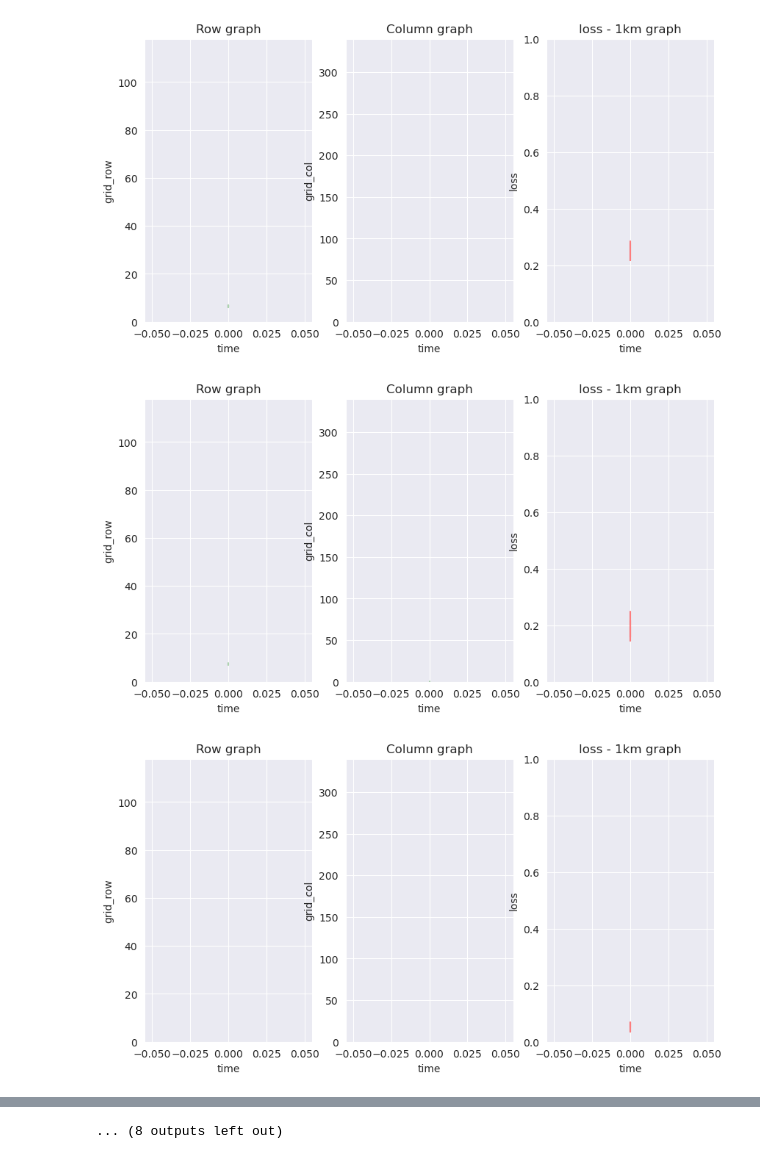
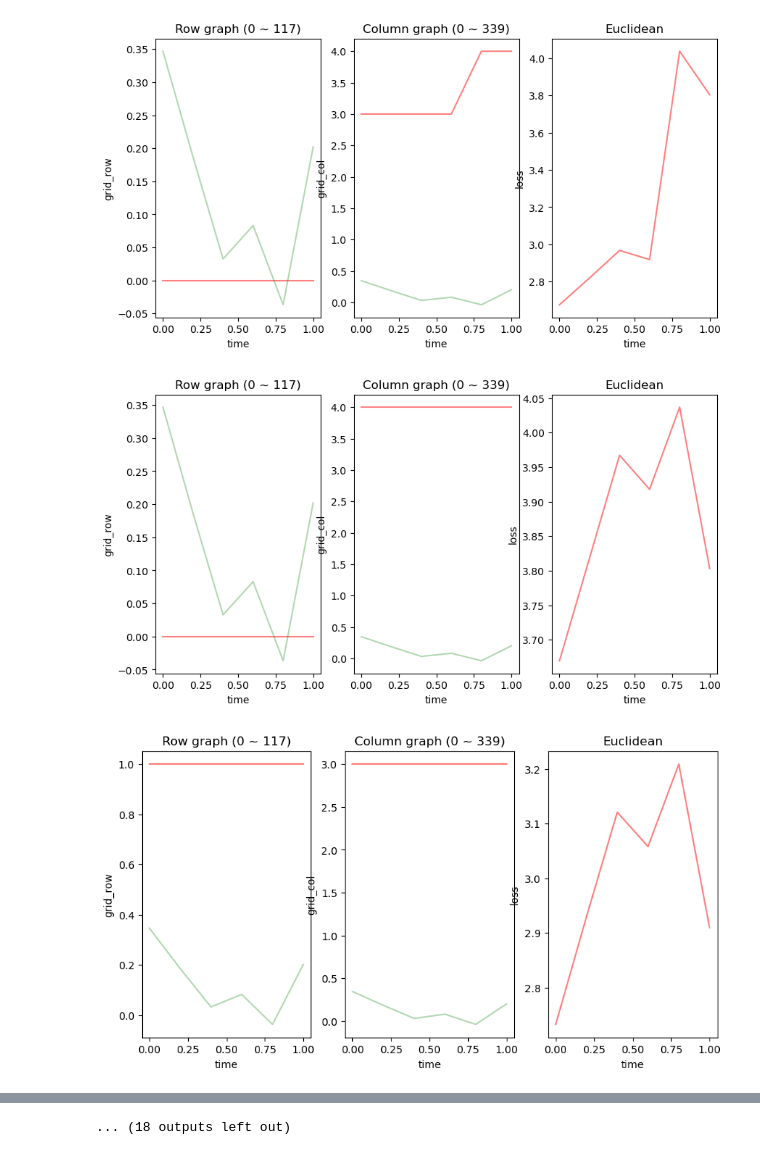
Before and after one commit to shkoma/geolife_timehetnet, a Jupyter notebook: test.ipynb, the cells around one changed output, grey strips where cells are left out. Cells and saved outputs as stored; diff of their text form; code cells hidden in the pictures.

```diff
--- a/test.ipynb
+++ b/test.ipynb
@@ -4,7 +4,7 @@ from torch_mlp import MLP
 from torch_segment_dataset import SegmentDataset
 
 writer_dir_name = 'data/geolife/runs'
-log_dir_name = '[segment_mlp]_20240307-120543'
+log_dir_name = '[segment_time-hetnet]_20240311-155752'#'[segment_time-hetnet]_20240311-145947'#'[segment_mlp]_20240308-143647'#'[segment_mlp]_20240308-144017'#'[segment_mlp]_20240310-131544'
 log_folder = writer_dir_name + '/' + log_dir_name
 best_model_path = log_folder + '/best_model.pth'
 # best_model_path = log_folder + '/best_train_model.pth'
@@ -17,7 +17,7 @@ config_df.head()
 # %%
 data_type = 'segment'
 model_type = 'mlp'
-# model_type = 'time-hetnet'
+model_type = 'time-hetnet'
 
 data_dir = "data/geolife/Data/"
 label_attribute = 2
@@ -31,8 +31,8 @@ args_patience = config_df['patience'][0]
 gap_min = 12 # 1 min
 gap = gap_min
 
-hidden_layer = 4
-cell = 256
+hidden_layer = config_df['hidden_layer'][0]
+cell = 256#config_df['cell'][0]
 
 loss_method = 'mse'
 # loss_method = 'cross'
@@ -52,7 +52,8 @@ test_list = config_df['test_list'][0]
 
 train_size = 0.4
 validation_size = 0.1
-batch_size = 1 # each user
+batch_size = config_df['batch_size'][0] # each user
+batch_size = 3
 
 device = 'cpu'#config_df['device'][0]
 
@@ -151,4 +234,5 @@ test_list:       ['155']
 # %%
+# Time-hetnet graph
 # https://jimmy-ai.tistory.com/30
 import matplotlib.pyplot as plt
 from mpl_toolkits.mplot3d import Axes3D
@@ -165,6 +249,11 @@ def metricMenhattan(y_true, y_pred):
     col = torch.abs(y_pred[:,:,:,1] - y_true[:,:,:,1])
     return row + col
 
+def metricEuclidean(y_true, y_pred):
+    row = (y_pred[:,:,:,0] - y_true[:,:,:,0])**2
+    col = (y_pred[:,:,:,1] - y_true[:,:,:,1])**2
+    return (row + col)** 0.5
+
 with torch.no_grad():
     for idx, test_data in enumerate(test_dataloader, 0):
         test_X, test_y = test_data
@@ -174,18 +263,14 @@ with torch.no_grad():
         que_x_list = []
         loss_list = []
 
-        if model_type == 'time-hetnet':
-            que_x, _, _ = test_X
-            output = best_model(test_X)
-            que_x_list.append(que_x[:, :, -y_timestep:, 0])
-        else:
-            output = best_model(test_X)
-            que_x_list.append(test_X[:, :, -y_timestep:, 0])
+        que_x, _, _ = test_X
+        output = best_model(test_X)
+        que_x_list.append(que_x[:, :, -y_timestep:, 0])
 
-        class_probs.append(output.type(torch.int64))
+        class_probs.append(output)
         class_label.append(test_y)
 
-        loss = metricMenhattan(test_y, output)
+        loss = metricEuclidean(test_y, output)
         test_loss = torch.unsqueeze(loss, -1)
 
         test_probs = torch.cat(class_probs).to(device)
@@ -197,15 +282,20 @@ with torch.no_grad():
         # print(test_que_x.shape)
         # print(test_loss.shape)
 
+        if idx % 50 != 1:
+            continue
+
         for user_idx in range(test_label.shape[0]):
+            if user_idx != 0:
+                continue
             for test_idx in range(test_label.shape[1]):
                 df = pd.DataFrame(data=test_que_x[user_idx][0], columns=['Time'])
                 df_norm = MinMaxScaler().fit_transform(df)
 
                 plt.figure(figsize=(10, 5))
                 plt.subplot(1, 3, 1)
-                plt.title('Row graph')
-                plt.ylim(0, 118)
+                plt.title('Row graph (0 ~ 117)')
+                # plt.ylim(0, 3)
                 # plt.axis([xmin, xmax, ymin, ymax])
                 # plt.scatter(df_norm, test_label[user_idx][test_idx][:, 0] , color='r', alpha=0.5)
                 # plt.scatter(df_norm, test_probs[user_idx][test_idx][:, 0], color='g', alpha=0.3)
@@ -216,8 +306,8 @@ with torch.no_grad():
 
                 # fig_col = plt.figure(figsize=(5, 3))
                 plt.subplot(1, 3, 2)
-                plt.title('Column graph')
-                plt.ylim(0, 340)
+                plt.title('Column graph (0 ~ 339)')
+                # plt.ylim(0, 3)
                 # plt.scatter(df_norm, test_label[user_idx][test_idx][:, 1] , color='r', alpha=0.5)
                 # plt.scatter(df_norm, test_probs[user_idx][test_idx][:, 1], color='g', alpha=0.3)
                 plt.plot(df_norm, test_label[user_idx][test_idx][:, 1] , color='r', alpha=0.5)
@@ -229,9 +319,9 @@ with torch.no_grad():
                 plt.subplot(1, 3, 3)
                 # plt.axis([xmin, xmax, ymin, ymax])
                 # plt.axis([0, 1, 0, 1])
-                plt.ylim(0, 1)
-                plt.title('loss - 1km graph')
-                plt.plot(df_norm, (test_loss[user_idx][test_idx][:, 0])/10 , color='r', alpha=0.5)
+                # plt.ylim(0, 1)
+                plt.title('Euclidean')
+                plt.plot(df_norm, (test_loss[user_idx][test_idx][:, 0]) , color='r', alpha=0.5)
                 plt.xlabel('time')
                 plt.ylabel('loss')
 # %% [output]
@@ -241,3 +331,3 @@ with torch.no_grad():
-[figure, old version]
+[figure, new version]
-[figure, old version]
+[figure, new version]
-[figure, old version]
+[figure, new version]
@@ -250,4 +340,4 @@ with torch.no_grad():
-... (8 outputs left out)
+... (18 outputs left out)
 # %%
 import matplotlib.pyplot as plt
 
```
Also changed, not shown: parts of 5 cells of this notebook, 4 other files.
